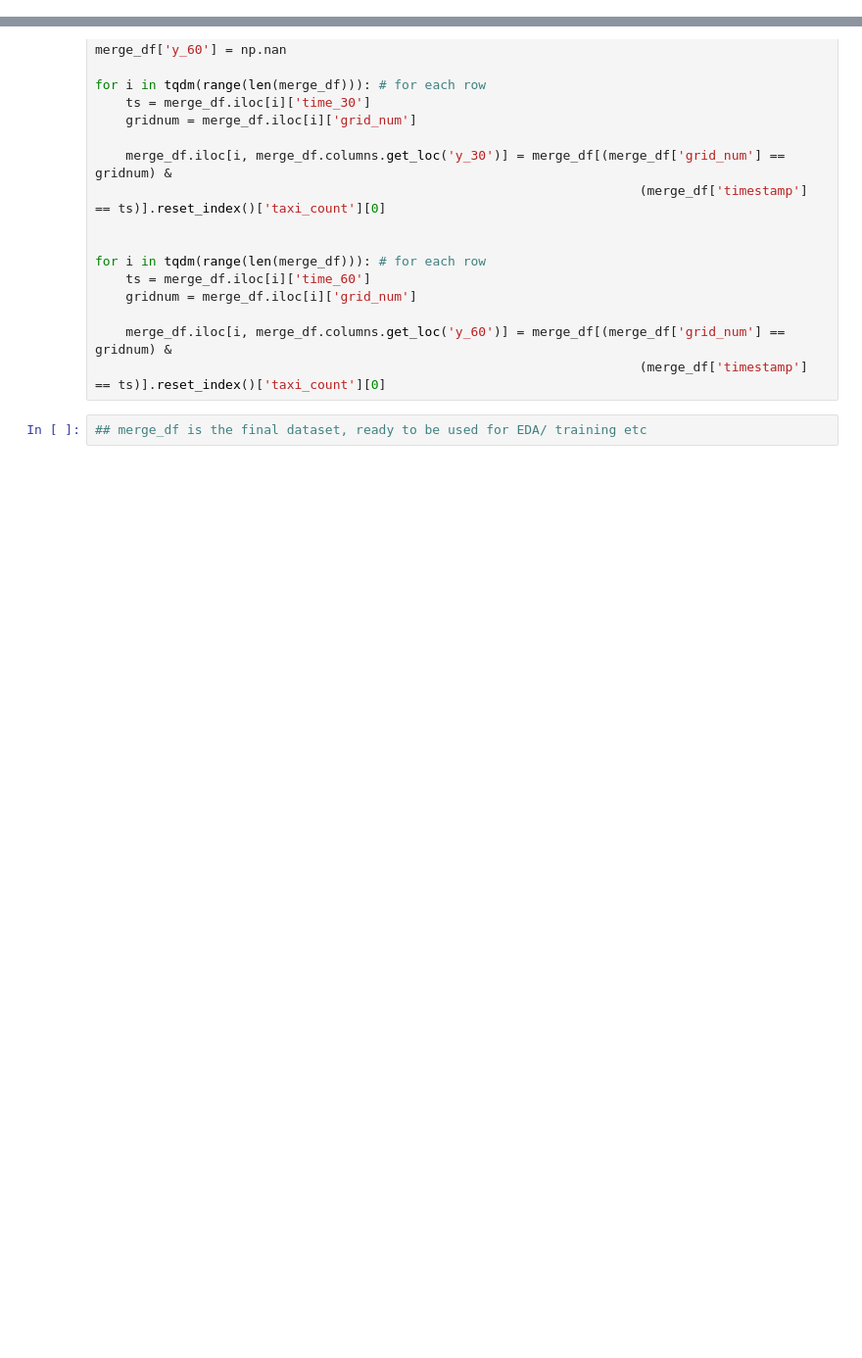
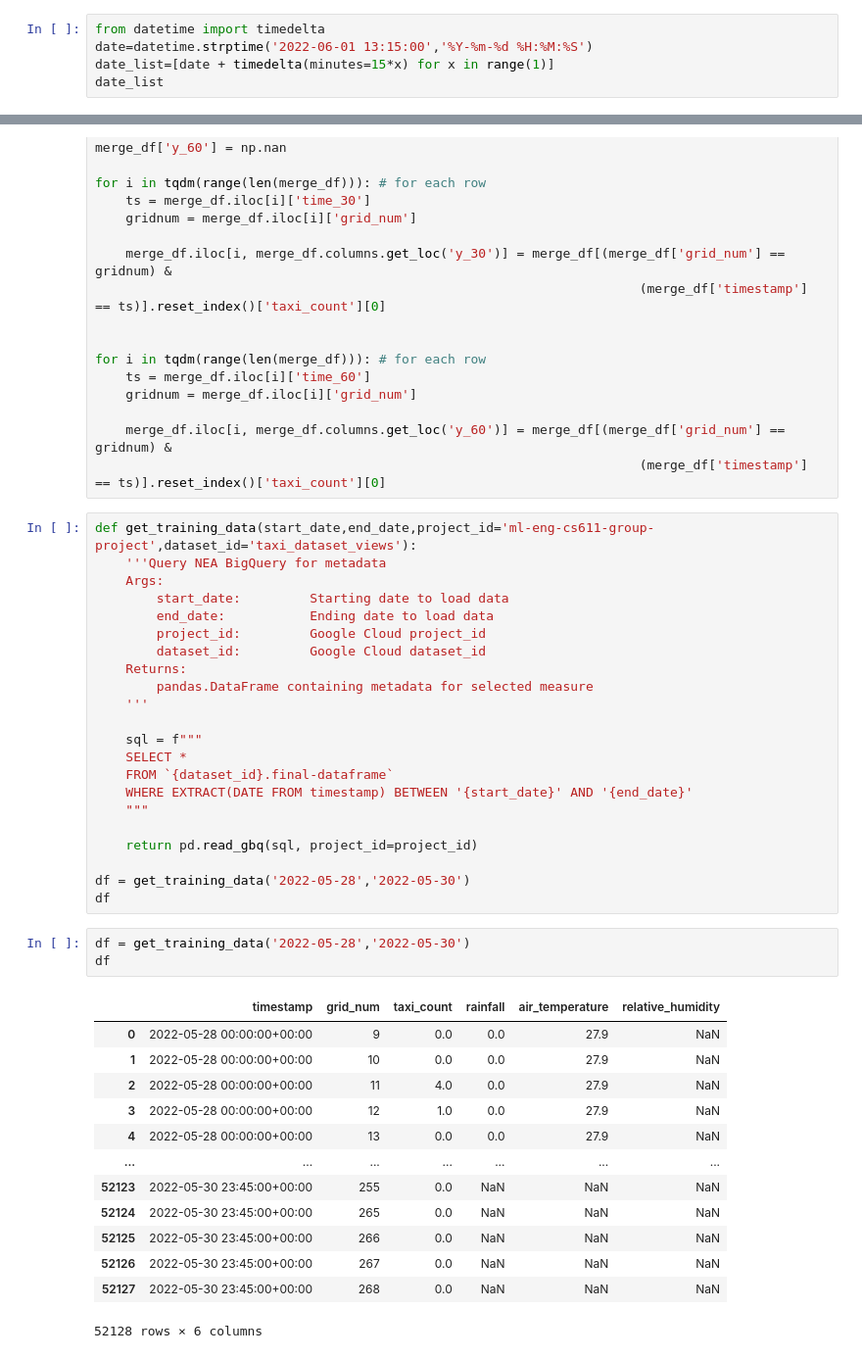
Before and after one commit to spencerkmarley/smu-cs611-mleng-project, a Jupyter notebook: Assignment.ipynb, the cells around one changed output, grey strips where cells are left out. Shown at 98% size. Drawn from its saved outputs; the diff is of its cells as text; blank space fills up the shorter version.

```diff
--- a/Assignment.ipynb
+++ b/Assignment.ipynb
@@ -235,0 +253,5 @@ assignment_df
+# %%
+from datetime import timedelta
+date=datetime.strptime('2022-06-01 13:15:00','%Y-%m-%d %H:%M:%S')
+date_list=[date + timedelta(minutes=15*x) for x in range(1)]
+date_list
@@ -358,5 +388,42 @@ for i in tqdm(range(len(merge_df))): # for each row
 
     merge_df.iloc[i, merge_df.columns.get_loc('y_60')] = merge_df[(merge_df['grid_num'] == gridnum) &
                                                                        (merge_df['timestamp'] == ts)].reset_index()['taxi_count'][0]
-# %%
-## merge_df is the final dataset, ready to be used for EDA/ training etc
+# %%
+def get_training_data(start_date,end_date,project_id='ml-eng-cs611-group-project',dataset_id='taxi_dataset_views'):
+    '''Query NEA BigQuery for metadata
+    Args:
+        start_date:         Starting date to load data
+        end_date:           Ending date to load data
+        project_id:         Google Cloud project_id
+        dataset_id:         Google Cloud dataset_id
+    Returns:
+        pandas.DataFrame containing metadata for selected measure
+    '''
+
+    sql = f"""
+    SELECT *
+    FROM `{dataset_id}.final-dataframe`
+    WHERE EXTRACT(DATE FROM timestamp) BETWEEN '{start_date}' AND '{end_date}'
+    """
+
+    return pd.read_gbq(sql, project_id=project_id)
+
+df = get_training_data('2022-05-28','2022-05-30')
+df
+# %%
+df = get_training_data('2022-05-28','2022-05-30')
+df
+# %% [output]
+|  | timestamp | grid_num | taxi_count | rainfall | air_temperature | relative_humidity |
+| 0 | 2022-05-28 00:00:00+00:00 | 9 | 0.0 | 0.0 | 27.9 | NaN |
+| 1 | 2022-05-28 00:00:00+00:00 | 10 | 0.0 | 0.0 | 27.9 | NaN |
+| 2 | 2022-05-28 00:00:00+00:00 | 11 | 4.0 | 0.0 | 27.9 | NaN |
+| 3 | 2022-05-28 00:00:00+00:00 | 12 | 1.0 | 0.0 | 27.9 | NaN |
+| 4 | 2022-05-28 00:00:00+00:00 | 13 | 0.0 | 0.0 | 27.9 | NaN |
+| ... | ... | ... | ... | ... | ... | ... |
+| 52123 | 2022-05-30 23:45:00+00:00 | 255 | 0.0 | NaN | NaN | NaN |
+| 52124 | 2022-05-30 23:45:00+00:00 | 265 | 0.0 | NaN | NaN | NaN |
+| 52125 | 2022-05-30 23:45:00+00:00 | 266 | 0.0 | NaN | NaN | NaN |
+| 52126 | 2022-05-30 23:45:00+00:00 | 267 | 0.0 | NaN | NaN | NaN |
+| 52127 | 2022-05-30 23:45:00+00:00 | 268 | 0.0 | NaN | NaN | NaN |
+52128 rows × 6 columns
```
Also changed, not shown: parts of 20 cells of this notebook, 1 other file.
